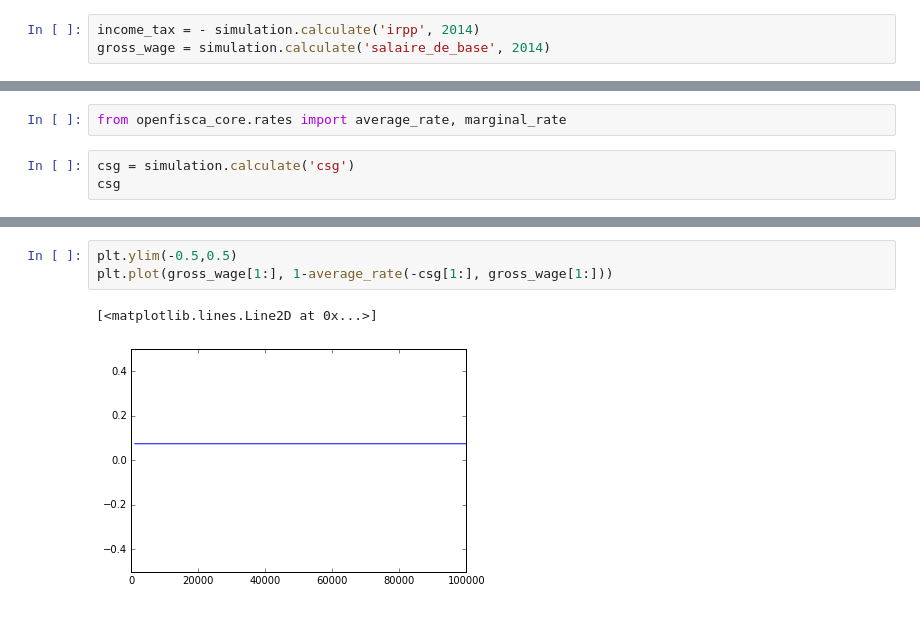
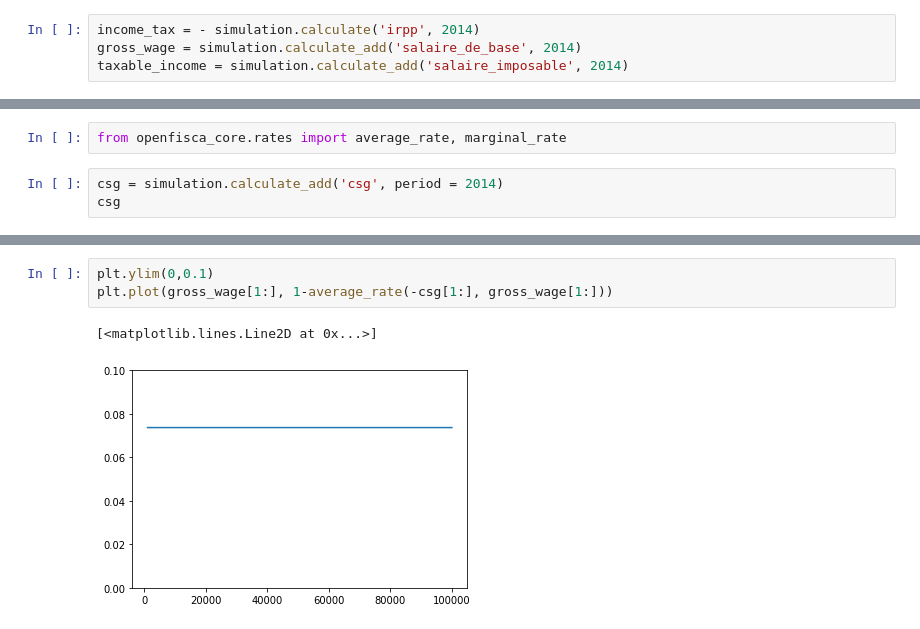
Before and after one commit to openfisca/tutorial, a Jupyter notebook: notebooks/how_to_handle_axes.ipynb, the cells around one changed output, grey strips where cells are left out. Drawn from its saved outputs; the diff is of its cells as text.

```diff
--- a/notebooks/how_to_handle_axes.ipynb
+++ b/notebooks/how_to_handle_axes.ipynb
@@ -64,6 +64,7 @@ array([      0.        ,    1010.10101318,    2020.20202637,
 # %%
 income_tax = - simulation.calculate('irpp', 2014)
-gross_wage = simulation.calculate('salaire_de_base', 2014)
+gross_wage = simulation.calculate_add('salaire_de_base', 2014)
+taxable_income = simulation.calculate_add('salaire_imposable', 2014)
 # %%
 plt.plot(gross_wage,income_tax)
 plt.ylabel(u"Tax Income")
@@ -108,6 +109,6 @@ Marginal and Average rate exist as functions implemented in OpenFisca. You can a
 # %%
 from openfisca_core.rates import average_rate, marginal_rate
 # %%
-csg = simulation.calculate('csg')
+csg = simulation.calculate_add('csg', period = 2014)
 csg
 # %% [output]
@@ -154,6 +155,6 @@ array([ 0.07369024,  0.07368577,  0.07368726,  0.07368803,  0.07368666,
 # %%
-plt.ylim(-0.5,0.5)
+plt.ylim(0,0.1)
 plt.plot(gross_wage[1:], 1-average_rate(-csg[1:], gross_wage[1:]))
 # %% [output]
 [<matplotlib.lines.Line2D at 0x...>]
-[figure, old version]
+[figure, new version]
```
Also changed, not shown: parts of 10 cells of this notebook.
